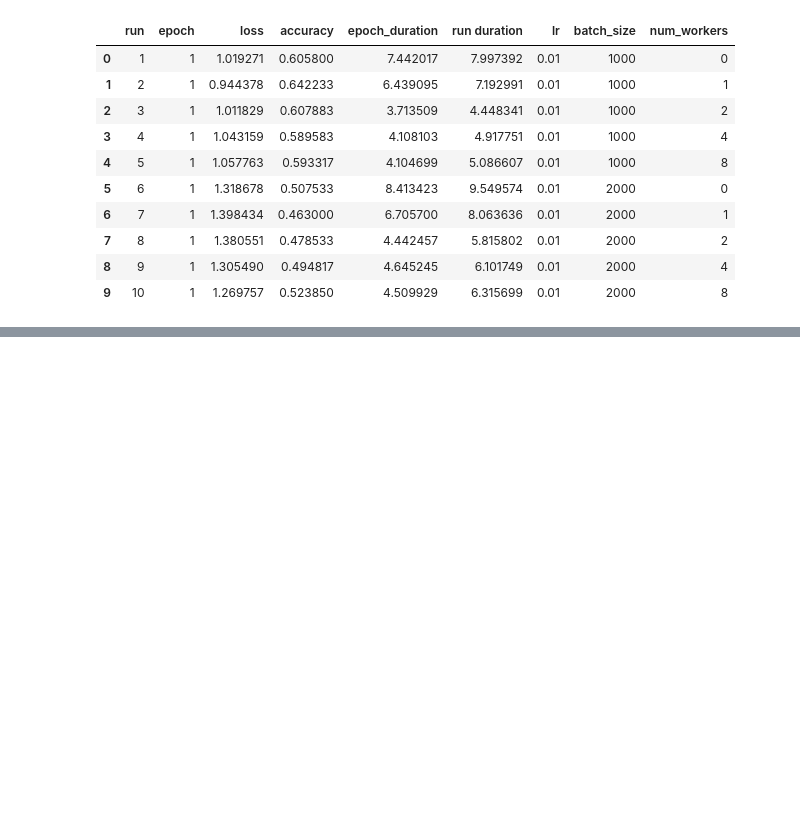
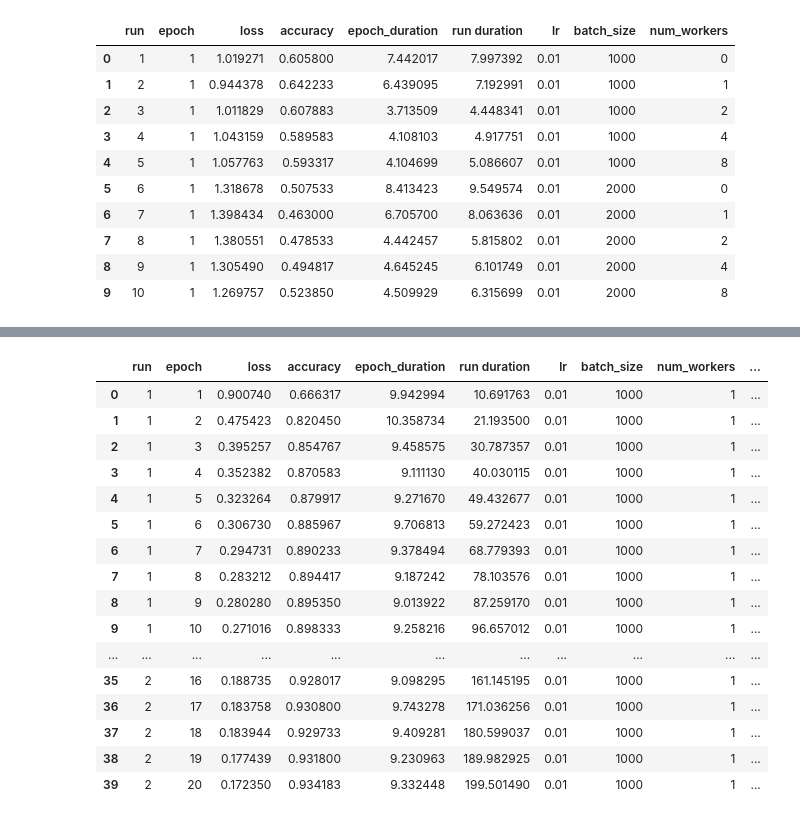
Before and after one commit to flavorfan/torch-course, a Jupyter notebook: nn_experimentation.ipynb, the cells around one changed output, grey strips where cells are left out. Drawn from its saved outputs; the diff is of its cells as text; code cells hidden in the pictures; blank space fills up the shorter version.

```diff
--- a/nn_experimentation.ipynb
+++ b/nn_experimentation.ipynb
@@ -436,0 +805,80 @@ m.save('results')
+# %%
+train_set_normal = torchvision.datasets.FashionMNIST(
+    root='./data/FashionMNIST',
+    train=True,
+    download=True,
+    transform=transform.Compose([
+        transform.ToTensor(),
+        transform.Normalize(mean, std)
+    ])
+)
+# %%
+trainsets = {
+    'not_normal': train_set,
+    'normal': train_set_normal
+}
+# %%
+networks = {
+    'not_bn': network1,
+    'bn': network2
+}
+# %%
+params = OrderedDict(
+    lr = [.01],
+    batch_size = [1000],
+    num_workers = [1],
+    device = ['cpu'],
+    trainset = ['normal'],
+    network = list(networks.keys())
+)
+
+m = RunManager()
+
+for run in RunBuilder.get_runs(params):
+    device = torch.device(run.device)
+    network = networks[run.network].to(device)
+
+    loader = DataLoader(trainsets[run.trainset], batch_size=run.batch_size, num_workers=run.num_workers)
+    optimizer = optim.Adam(network.parameters(), lr=run.lr)
+
+    m.begin_run(run, network, loader)
+    for epoch in range(20):
+        m.begin_epoch(epoch)
+
+        for batch in loader:
+            # images, labels = batch
+            images = batch[0].to(device)  # <---
+            labels = batch[1].to(device)  # <---
+
+            preds = network(images)
+            loss = F.cross_entropy(preds, labels)
+
+            optimizer.zero_grad()
+            loss.backward()
+            optimizer.step()
+
+            m.track_loss(loss)
+            m.track_num_correct(preds, labels)
+
+        m.end_epoch()
+    m.end_run()
+
+m.save('results')
+# %% [output]
+|  | run | epoch | loss | accuracy | epoch_duration | run duration | lr | batch_size | num_workers | ... |
+| 0 | 1 | 1 | 0.900740 | 0.666317 | 9.942994 | 10.691763 | 0.01 | 1000 | 1 | ... |
+| 1 | 1 | 2 | 0.475423 | 0.820450 | 10.358734 | 21.193500 | 0.01 | 1000 | 1 | ... |
+| 2 | 1 | 3 | 0.395257 | 0.854767 | 9.458575 | 30.787357 | 0.01 | 1000 | 1 | ... |
+| 3 | 1 | 4 | 0.352382 | 0.870583 | 9.111130 | 40.030115 | 0.01 | 1000 | 1 | ... |
+| 4 | 1 | 5 | 0.323264 | 0.879917 | 9.271670 | 49.432677 | 0.01 | 1000 | 1 | ... |
+| 5 | 1 | 6 | 0.306730 | 0.885967 | 9.706813 | 59.272423 | 0.01 | 1000 | 1 | ... |
+| 6 | 1 | 7 | 0.294731 | 0.890233 | 9.378494 | 68.779393 | 0.01 | 1000 | 1 | ... |
+| 7 | 1 | 8 | 0.283212 | 0.894417 | 9.187242 | 78.103576 | 0.01 | 1000 | 1 | ... |
+| 8 | 1 | 9 | 0.280280 | 0.895350 | 9.013922 | 87.259170 | 0.01 | 1000 | 1 | ... |
+| 9 | 1 | 10 | 0.271016 | 0.898333 | 9.258216 | 96.657012 | 0.01 | 1000 | 1 | ... |
+| ... | ... | ... | ... | ... | ... | ... | ... | ... | ... | ... |
+| 35 | 2 | 16 | 0.188735 | 0.928017 | 9.098295 | 161.145195 | 0.01 | 1000 | 1 | ... |
+| 36 | 2 | 17 | 0.183758 | 0.930800 | 9.743278 | 171.036256 | 0.01 | 1000 | 1 | ... |
+| 37 | 2 | 18 | 0.183944 | 0.929733 | 9.409281 | 180.599037 | 0.01 | 1000 | 1 | ... |
+| 38 | 2 | 19 | 0.177439 | 0.931800 | 9.230963 | 189.982925 | 0.01 | 1000 | 1 | ... |
+| 39 | 2 | 20 | 0.172350 | 0.934183 | 9.332448 | 199.501490 | 0.01 | 1000 | 1 | ... |
```
Also changed, not shown: parts of 64 cells of this notebook, 2 other files.
